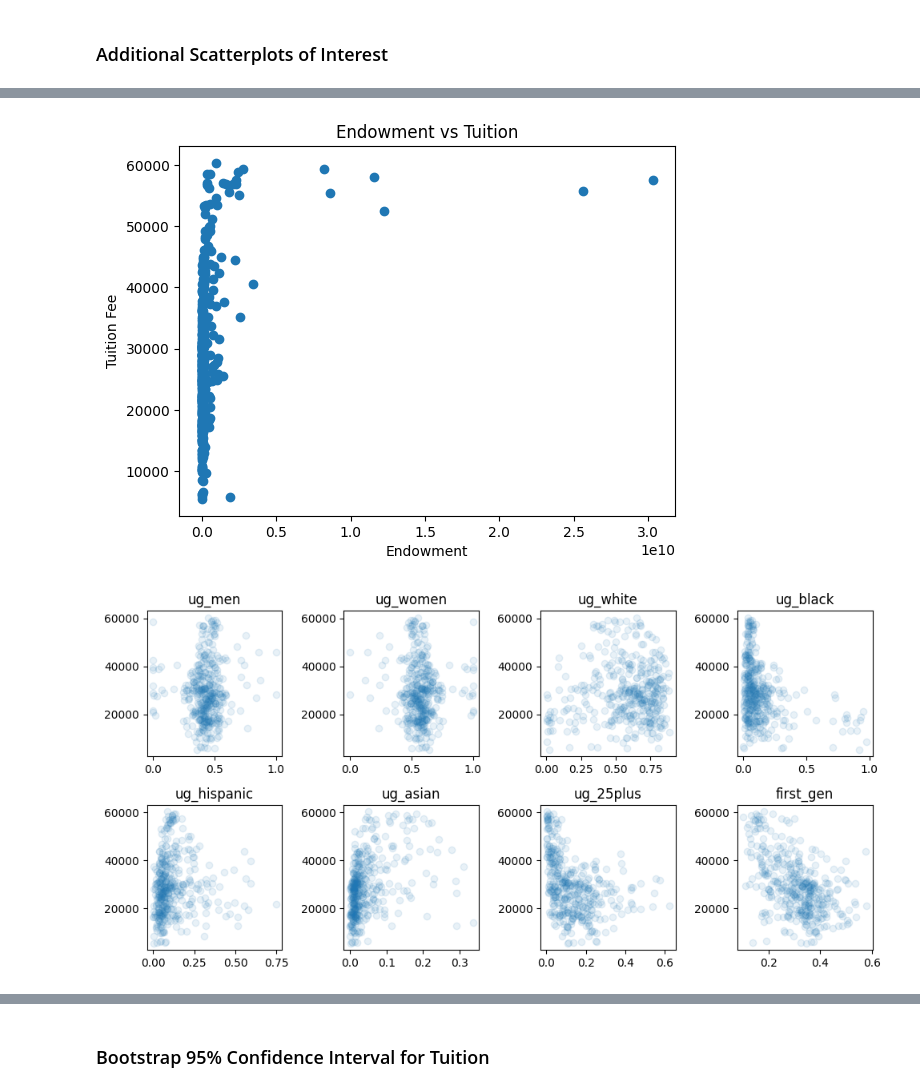
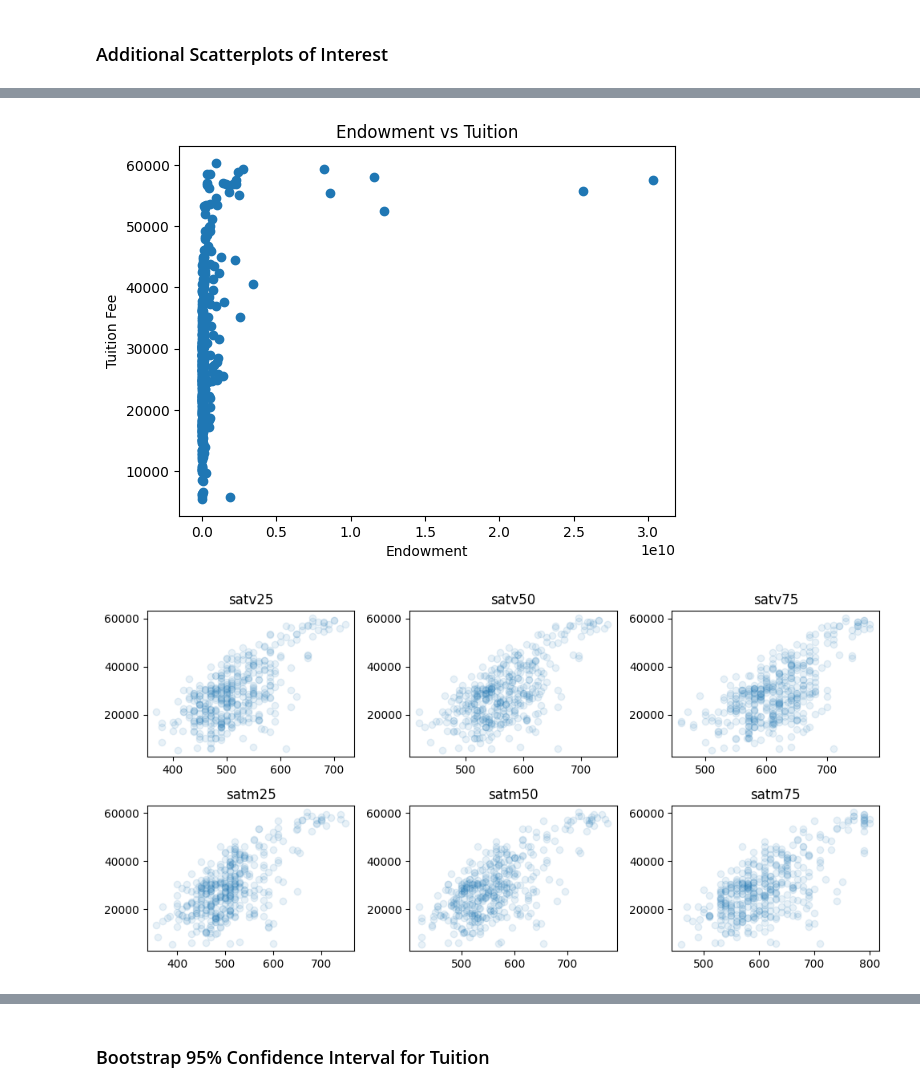
Before and after one commit to VarunBondugula/StatisticalLearning-PredictionModel, a Jupyter notebook: Final Project.ipynb, the cells around one changed output, grey strips where cells are left out. Cells and saved outputs as stored; diff of their text form; code cells hidden in the pictures.

Commit message:
added scatterplots

```diff
--- a/Final Project.ipynb
+++ b/Final Project.ipynb
@@ -132,37 +102,60 @@ plt.scatter(df['endowment'],df['tuition'])
 plt.xlabel('Endowment')
 plt.ylabel('Tuition Fee')
 plt.title('Endowment vs Tuition')
+plt.show()
+
+fig, axs = plt.subplots(2,3,figsize=(10,5))
+
+axs[0,0].scatter(df['satv25'],df['tuition'], alpha=0.1)
+axs[0,0].set_title('satv25')
+
+axs[0,1].scatter(df['satv50'],df['tuition'], alpha=0.1)
+axs[0,1].set_title('satv50')
+
+axs[0,2].scatter(df['satv75'],df['tuition'], alpha=0.1)
+axs[0,2].set_title('satv75')
+
+axs[1,0].scatter(df['satm25'],df['tuition'], alpha=0.1)
+axs[1,0].set_title('satm25')
+
+axs[1,1].scatter(df['satm50'],df['tuition'], alpha=0.1)
+axs[1,1].set_title('satm50')
+
+axs[1,2].scatter(df['satm75'],df['tuition'], alpha=0.1)
+axs[1,2].set_title('satm75')
+
+plt.tight_layout()
 plt.show()
 
 fig, axs = plt.subplots(2,4,figsize=(10,5))
 
 axs[0,0].scatter(df['ug_men'],df['tuition'], alpha=0.1)
 axs[0,0].set_title('ug_men')
 
 axs[0,1].scatter(df['ug_women'],df['tuition'], alpha=0.1)
 axs[0,1].set_title('ug_women')
 
 axs[0,2].scatter(df['ug_white'],df['tuition'], alpha=0.1)
 axs[0,2].set_title('ug_white')
 
 axs[0,3].scatter(df['ug_black'],df['tuition'], alpha=0.1)
 axs[0,3].set_title('ug_black')
 
 axs[1,0].scatter(df['ug_hispanic'],df['tuition'], alpha=0.1)
 axs[1,0].set_title('ug_hispanic')
 
 axs[1,1].scatter(df['ug_asian'],df['tuition'], alpha=0.1)
 axs[1,1].set_title('ug_asian')
 
 axs[1,2].scatter(df['ug_25plus'],df['tuition'], alpha=0.1)
 axs[1,2].set_title('ug_25plus')
 
 axs[1,3].scatter(df['first_gen'],df['tuition'], alpha=0.1)
 axs[1,3].set_title('first_gen')
 
 plt.tight_layout()
 plt.show()
 # %% [output]
 [figure]
 [figure]
-[figure, old version]
+[figure, new version]
```
Also changed, not shown: parts of 2 cells of this notebook.
